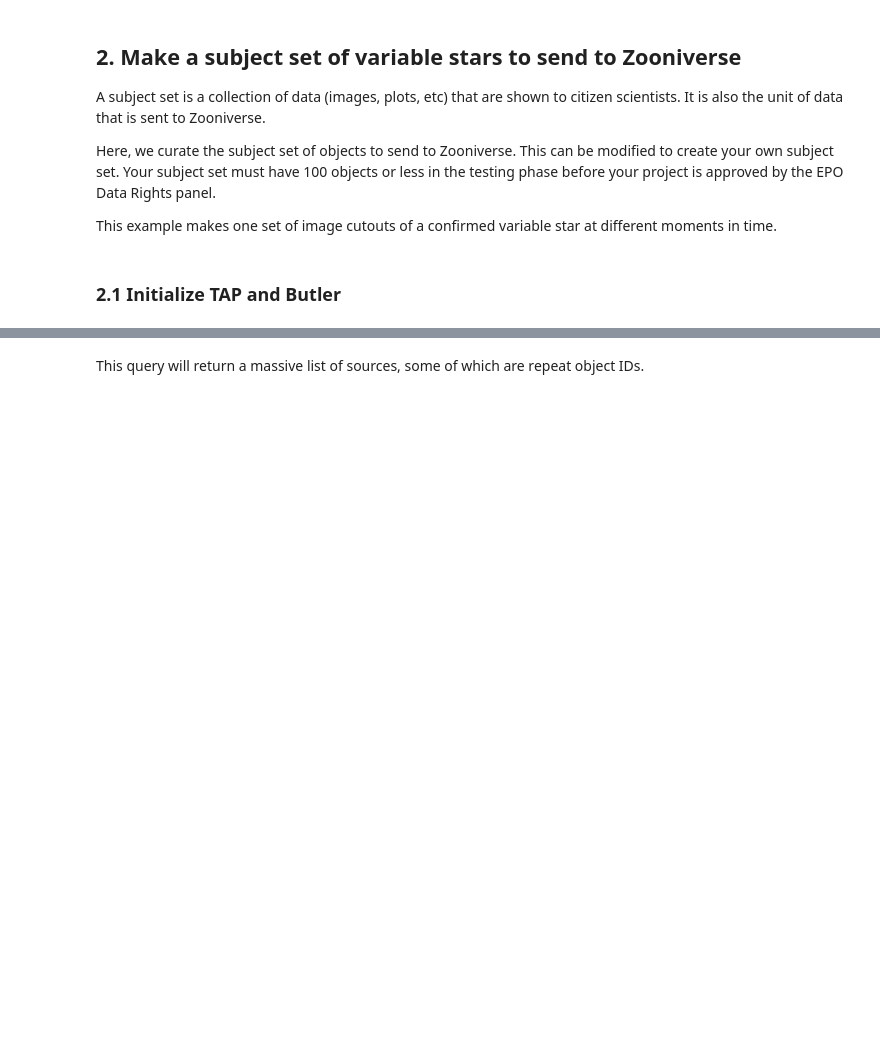
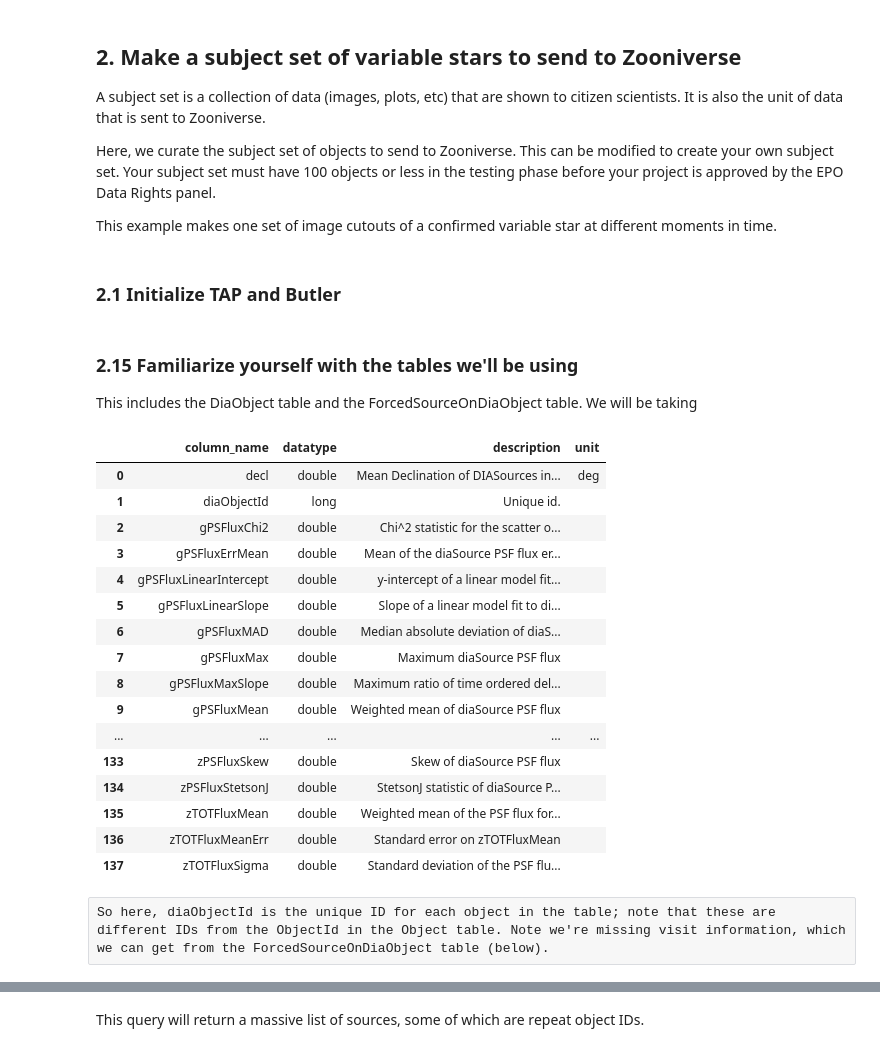
Before and after one commit to lsst-epo/citizen-science-notebooks, a Jupyter notebook: variable_stars_becky.ipynb, the cells around one changed output, grey strips where cells are left out. Cells and saved outputs as stored; diff of their text form; code cells hidden in the pictures; blank space fills up the shorter version.

Commit message:
added some how to lines that display the data tables we are pulling from

```diff
--- a/variable_stars_becky.ipynb
+++ b/variable_stars_becky.ipynb
@@ -125,3 +125,33 @@ This example makes one set of image cutouts of a confirmed variable star at diff
 config = 'dp02'
 collection = '2.2i/runs/DP0.2'
 service, butler, skymap = utils.setup_butler(config, collection)
+# %% [markdown]
+### 2.15 Familiarize yourself with the tables we'll be using
+This includes the DiaObject table and the ForcedSourceOnDiaObject table. We will be taking
+# %%
+pandas.set_option('display.max_rows', 200, 'display.max_colwidth', 1000)
+results_diaobject = service.search("SELECT column_name, datatype, description,\
+                          unit from TAP_SCHEMA.columns\
+                          WHERE table_name = 'dp02_dc2_catalogs.DiaObject'")
+# %%
+results_diaobject.to_table().to_pandas()
+# %% [output]
+|  | column_name | datatype | description | unit |
+| 0 | decl | double | Mean Declination of DIASources in... | deg |
+| 1 | diaObjectId | long | Unique id. |  |
+| 2 | gPSFluxChi2 | double | Chi^2 statistic for the scatter o... |  |
+| 3 | gPSFluxErrMean | double | Mean of the diaSource PSF flux er... |  |
+| 4 | gPSFluxLinearIntercept | double | y-intercept of a linear model fit... |  |
+| 5 | gPSFluxLinearSlope | double | Slope of a linear model fit to di... |  |
+| 6 | gPSFluxMAD | double | Median absolute deviation of diaS... |  |
+| 7 | gPSFluxMax | double | Maximum diaSource PSF flux |  |
+| 8 | gPSFluxMaxSlope | double | Maximum ratio of time ordered del... |  |
+| 9 | gPSFluxMean | double | Weighted mean of diaSource PSF flux |  |
+| ... | ... | ... | ... | ... |
+| 133 | zPSFluxSkew | double | Skew of diaSource PSF flux |  |
+| 134 | zPSFluxStetsonJ | double | StetsonJ statistic of diaSource P... |  |
+| 135 | zTOTFluxMean | double | Weighted mean of the PSF flux for... |  |
+| 136 | zTOTFluxMeanErr | double | Standard error on zTOTFluxMean |  |
+| 137 | zTOTFluxSigma | double | Standard deviation of the PSF flu... |  |
+# %% [raw]
+So here, diaObjectId is the unique ID for each object in the table; note that these are different IDs from the ObjectId in the Object table. Note we're missing visit information, which we can get from the ForcedSourceOnDiaObject table (below).
```
Also changed, not shown: parts of 12 cells of this notebook.
